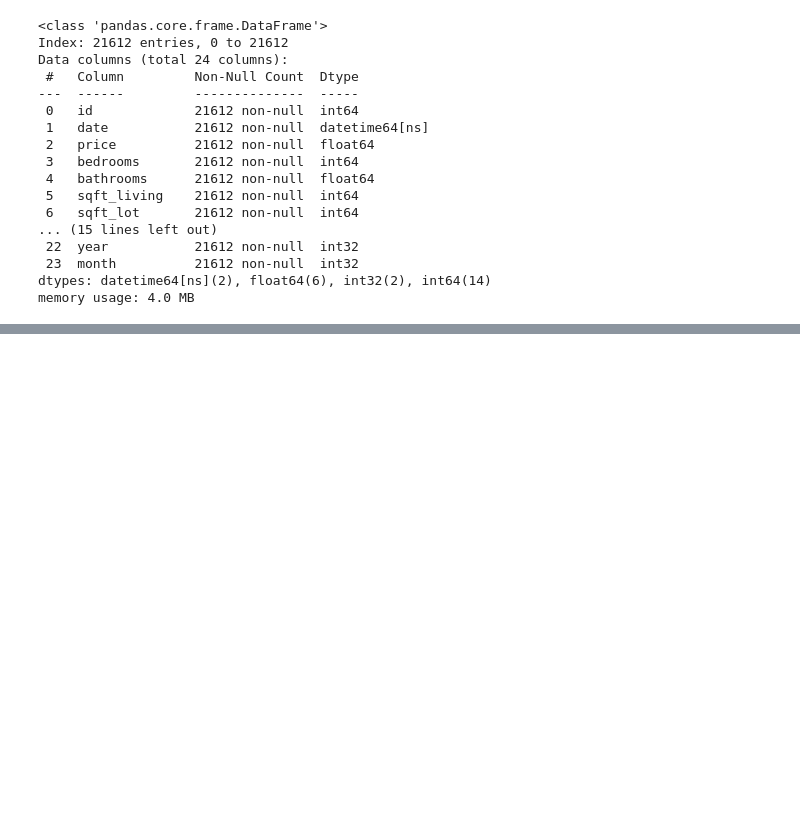
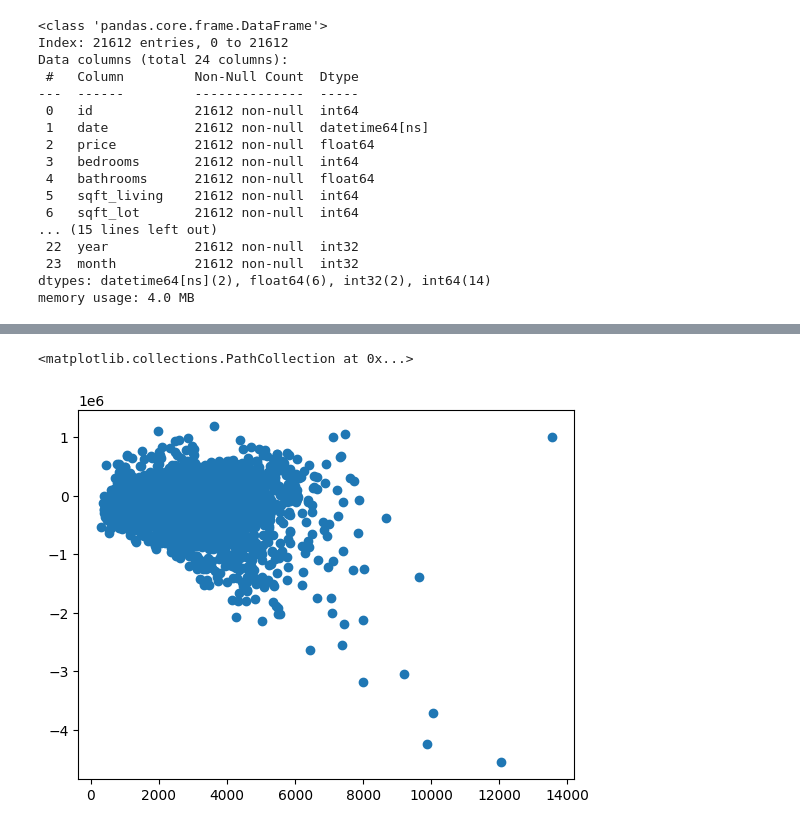
Before and after one commit to CodyDong/schulich_data_science, a Jupyter notebook: Assignment 3.ipynb, the cells around one changed output, grey strips where cells are left out. Drawn from its saved outputs; the diff is of its cells as text; code cells hidden in the pictures; blank space fills up the shorter version.

```diff
--- a/Assignment 3.ipynb
+++ b/Assignment 3.ipynb
@@ -306,0 +356,5 @@ Cumulative explained variance ratio: [0.30708443 0.44266199 0.55003929 0.6318792
+# %%
+plt.scatter(house['sqft_living'],res['error'])
+# %% [output]
+<matplotlib.collections.PathCollection at 0x...>
+[figure, added]
```
Also changed, not shown: parts of 33 cells of this notebook, 1 other file.
